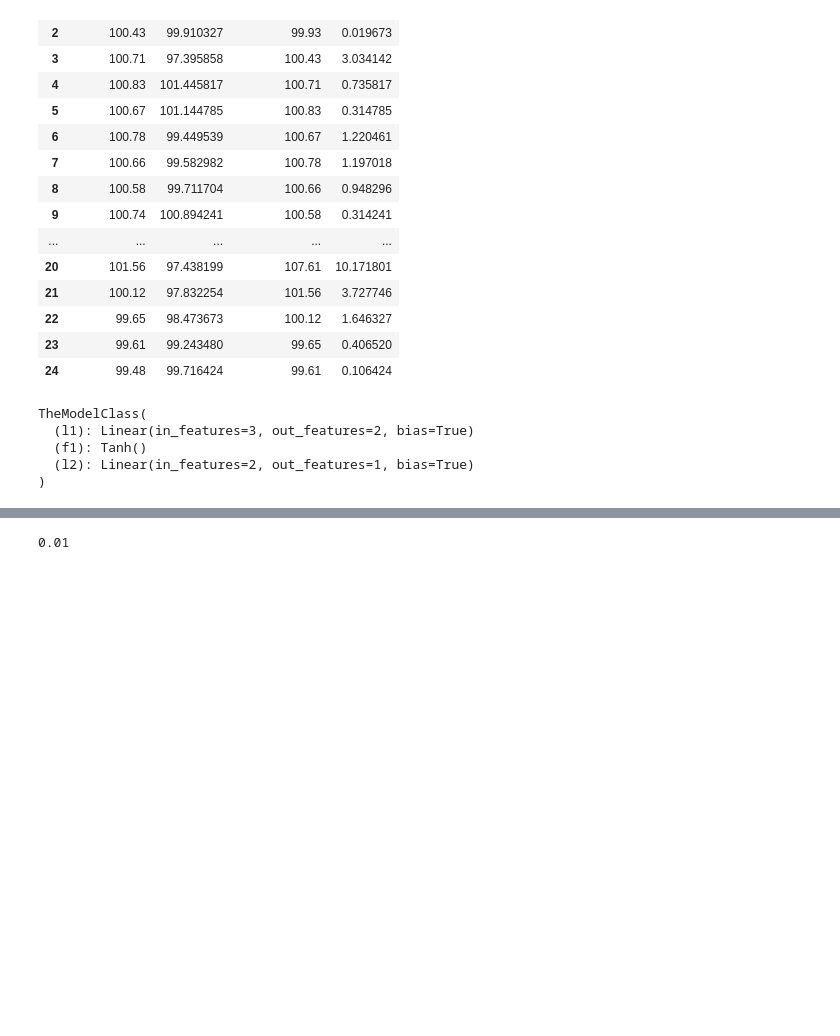
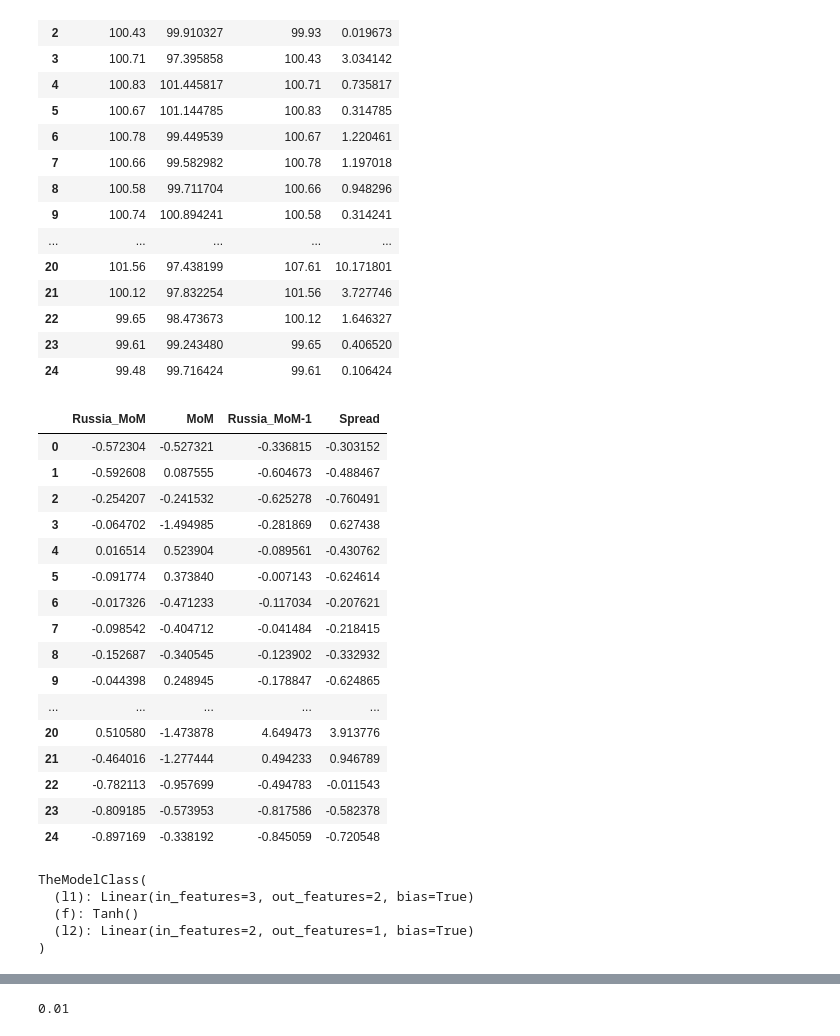
Before and after one commit to ALeksandr13254/CPI-forecasting, a Jupyter notebook: mysolve.ipynb, the cells around one changed output, grey strips where cells are left out. Drawn from its saved outputs; the diff is of its cells as text; code cells hidden in the pictures; blank space fills up the shorter version.

```diff
--- a/mysolve.ipynb
+++ b/mysolve.ipynb
@@ -675,7 +677,7 @@ fig3.update_traces(marker=dict(size=12,
 # %% [output]
 [interactive output not drawn]
 # %%
-df_25_nn = df_25.copy()
+df_25_nn = df_25
 df_25_nn['Spread'] = abs(df_25['MoM'] - df_25['Russia_MoM-1'])
 df_25_nn
 # %% [output]
@@ -696,5 +698,28 @@ df_25_nn
 | 22 | 99.65 | 98.473673 | 100.12 | 1.646327 |
 | 23 | 99.61 | 99.243480 | 99.65 | 0.406520 |
 | 24 | 99.48 | 99.716424 | 99.61 | 0.106424 |
+# %%
+scaler_nn = preprocessing.StandardScaler()
+names = df_25_nn.columns
+df_25_nn_norm = pd.DataFrame(scaler_nn.fit_transform(df_25_nn), columns=names)
+df_25_nn_norm
+# %% [output]
+|  | Russia_MoM | MoM | Russia_MoM-1 | Spread |
+| 0 | -0.572304 | -0.527321 | -0.336815 | -0.303152 |
+| 1 | -0.592608 | 0.087555 | -0.604673 | -0.488467 |
+| 2 | -0.254207 | -0.241532 | -0.625278 | -0.760491 |
+| 3 | -0.064702 | -1.494985 | -0.281869 | 0.627438 |
+| 4 | 0.016514 | 0.523904 | -0.089561 | -0.430762 |
+| 5 | -0.091774 | 0.373840 | -0.007143 | -0.624614 |
+| 6 | -0.017326 | -0.471233 | -0.117034 | -0.207621 |
+| 7 | -0.098542 | -0.404712 | -0.041484 | -0.218415 |
+| 8 | -0.152687 | -0.340545 | -0.123902 | -0.332932 |
+| 9 | -0.044398 | 0.248945 | -0.178847 | -0.624865 |
+| ... | ... | ... | ... | ... |
+| 20 | 0.510580 | -1.473878 | 4.649473 | 3.913776 |
+| 21 | -0.464016 | -1.277444 | 0.494233 | 0.946789 |
+| 22 | -0.782113 | -0.957699 | -0.494783 | -0.011543 |
+| 23 | -0.809185 | -0.573953 | -0.817586 | -0.582378 |
+| 24 | -0.897169 | -0.338192 | -0.845059 | -0.720548 |
 # %%
 class TheModelClass(nn.Module):
@@ -712,11 +740,11 @@ class TheModelClass(nn.Module):
         return out
 # %%
-model = TheModelClass(3, 1).to(torch.float64)
+model = TheModelClass().to(torch.float64)
 print(model)
 # %% [output]
 TheModelClass(
   (l1): Linear(in_features=3, out_features=2, bias=True)
-  (f1): Tanh()
+  (f): Tanh()
   (l2): Linear(in_features=2, out_features=1, bias=True)
 )
 # %%
```
Also changed, not shown: parts of 41 cells of this notebook.
